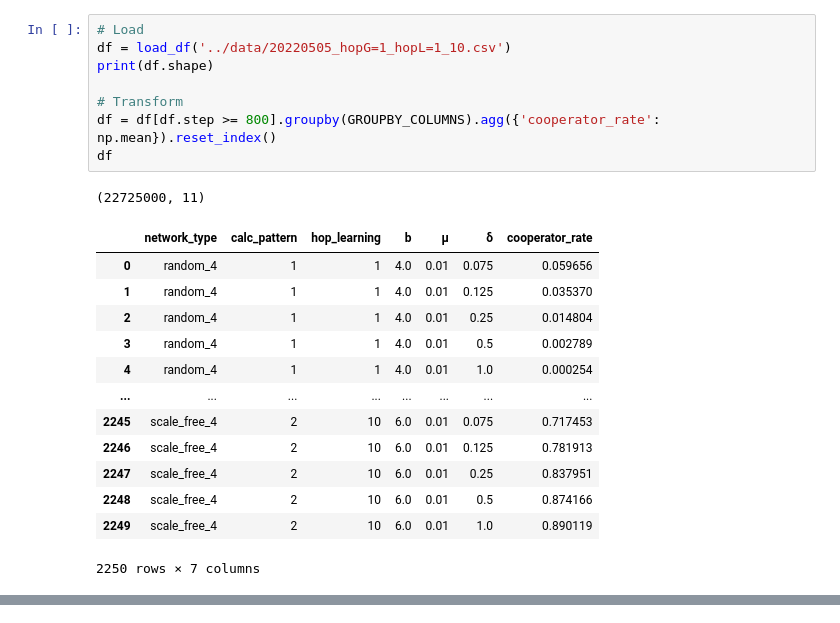
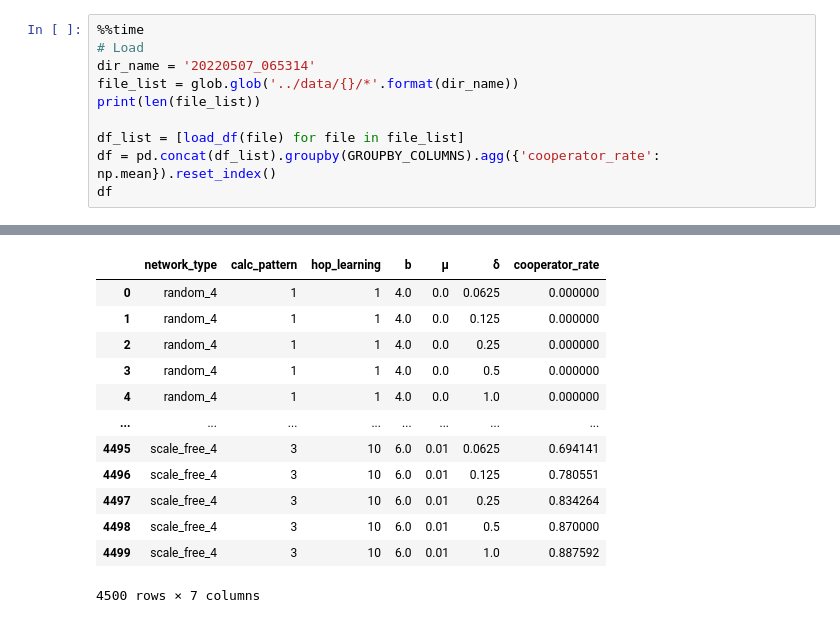
Before and after one commit to mas178/social-simulation, a Jupyter notebook: Inaba2022a/visualization/hopG_1.ipynb, the cells around one changed output, grey strips where cells are left out. Drawn from its saved outputs; the diff is of its cells as text.

```diff
--- a/Inaba2022a/visualization/hopG_1.ipynb
+++ b/Inaba2022a/visualization/hopG_1.ipynb
@@ -32,23 +47,11 @@ def load_df(csv_file_name: str) -> pd.DataFrame:
-# %%
-# Load
-df = load_df('../data/20220505_hopG=1_hopL=1_10.csv')
-print(df.shape)
-
-# Transform
-df = df[df.step >= 800].groupby(GROUPBY_COLUMNS).agg({'cooperator_rate': np.mean}).reset_index()
-df
-# %% [output]
-(22725000, 11)
-|  | network_type | calc_pattern | hop_learning | b | μ | δ | cooperator_rate |
-| 0 | random_4 | 1 | 1 | 4.0 | 0.01 | 0.075 | 0.059656 |
-| 1 | random_4 | 1 | 1 | 4.0 | 0.01 | 0.125 | 0.035370 |
-| 2 | random_4 | 1 | 1 | 4.0 | 0.01 | 0.25 | 0.014804 |
-| 3 | random_4 | 1 | 1 | 4.0 | 0.01 | 0.5 | 0.002789 |
-| 4 | random_4 | 1 | 1 | 4.0 | 0.01 | 1.0 | 0.000254 |
-| ... | ... | ... | ... | ... | ... | ... | ... |
-| 2245 | scale_free_4 | 2 | 10 | 6.0 | 0.01 | 0.075 | 0.717453 |
-| 2246 | scale_free_4 | 2 | 10 | 6.0 | 0.01 | 0.125 | 0.781913 |
-| 2247 | scale_free_4 | 2 | 10 | 6.0 | 0.01 | 0.25 | 0.837951 |
-| 2248 | scale_free_4 | 2 | 10 | 6.0 | 0.01 | 0.5 | 0.874166 |
-| 2249 | scale_free_4 | 2 | 10 | 6.0 | 0.01 | 1.0 | 0.890119 |
-2250 rows × 7 columns
+# %%
+%%time
+# Load
+dir_name = '20220507_065314'
+file_list = glob.glob('../data/{}/*'.format(dir_name))
+print(len(file_list))
+
+df_list = [load_df(file) for file in file_list]
+df = pd.concat(df_list).groupby(GROUPBY_COLUMNS).agg({'cooperator_rate': np.mean}).reset_index()
+df
+# %% [output]
@@ -55 +61,14 @@ df
+|  | network_type | calc_pattern | hop_learning | b | μ | δ | cooperator_rate |
+| 0 | random_4 | 1 | 1 | 4.0 | 0.0 | 0.0625 | 0.000000 |
+| 1 | random_4 | 1 | 1 | 4.0 | 0.0 | 0.125 | 0.000000 |
+| 2 | random_4 | 1 | 1 | 4.0 | 0.0 | 0.25 | 0.000000 |
+| 3 | random_4 | 1 | 1 | 4.0 | 0.0 | 0.5 | 0.000000 |
+| 4 | random_4 | 1 | 1 | 4.0 | 0.0 | 1.0 | 0.000000 |
+| ... | ... | ... | ... | ... | ... | ... | ... |
+| 4495 | scale_free_4 | 3 | 10 | 6.0 | 0.01 | 0.0625 | 0.694141 |
+| 4496 | scale_free_4 | 3 | 10 | 6.0 | 0.01 | 0.125 | 0.780551 |
+| 4497 | scale_free_4 | 3 | 10 | 6.0 | 0.01 | 0.25 | 0.834264 |
+| 4498 | scale_free_4 | 3 | 10 | 6.0 | 0.01 | 0.5 | 0.870000 |
+| 4499 | scale_free_4 | 3 | 10 | 6.0 | 0.01 | 1.0 | 0.887592 |
+4500 rows × 7 columns
 # %%
```
Also changed, not shown: parts of 8 cells of this notebook, 4 other files.
